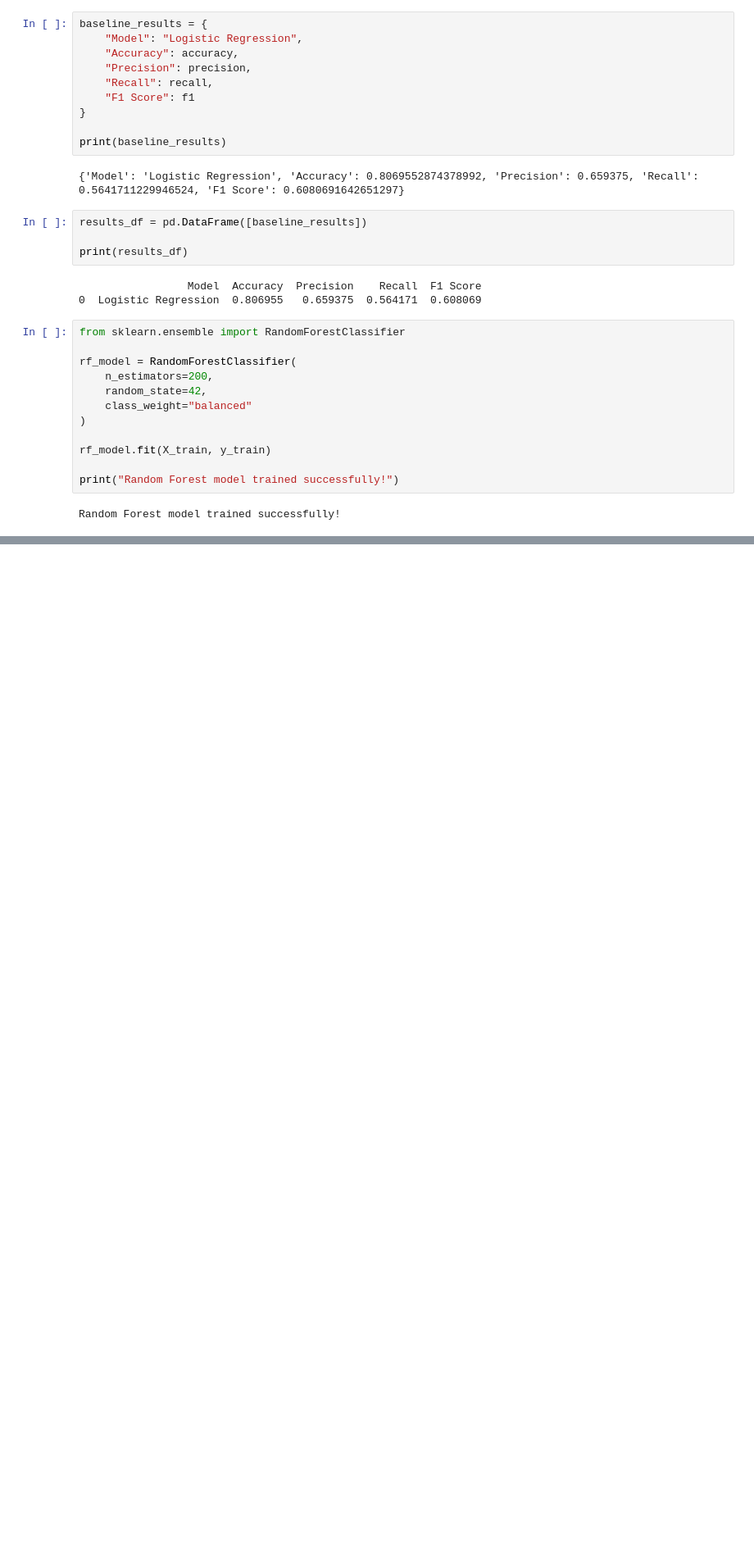
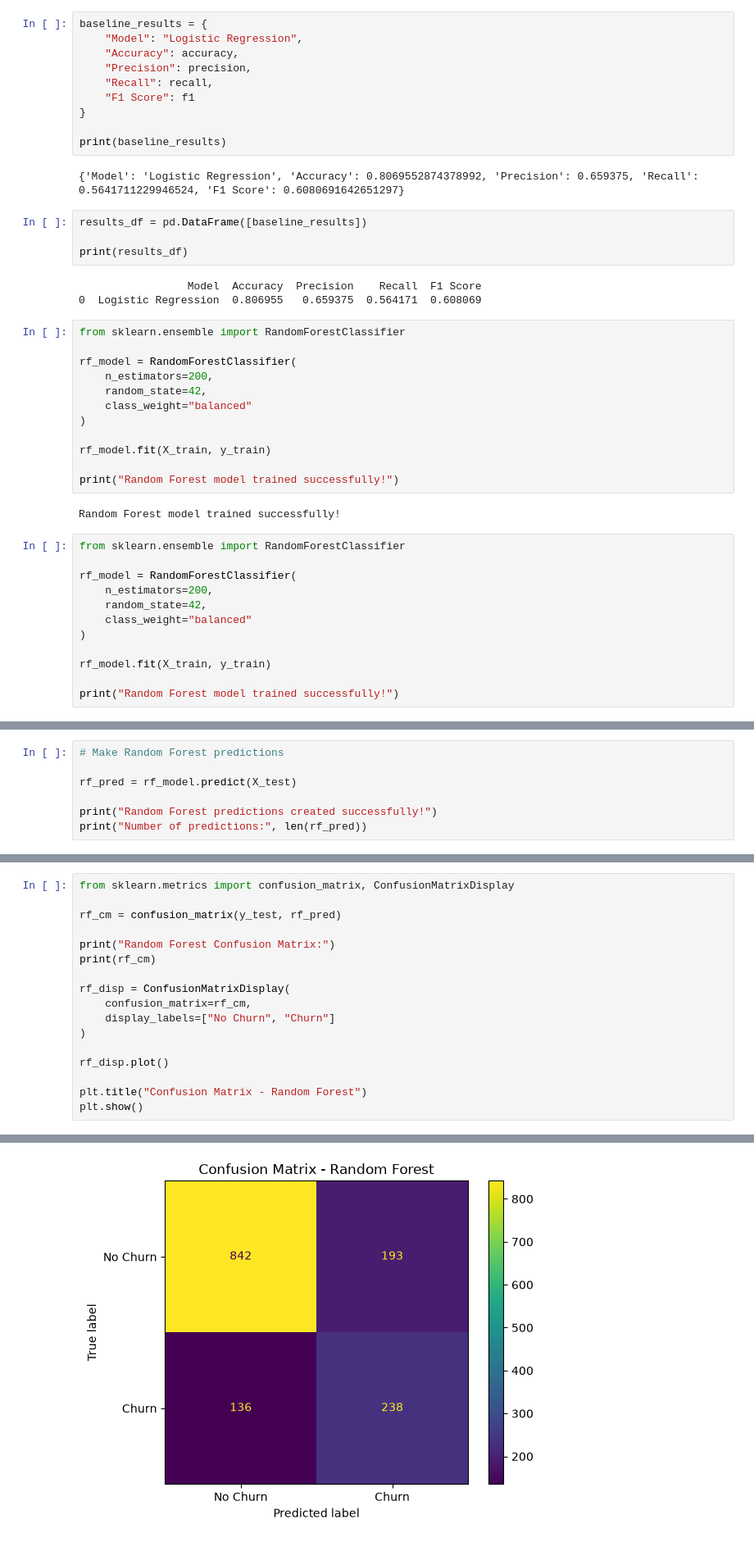
Before and after one commit to azmeerakishore/customer-churn-ltv-engine, a Jupyter notebook: notebooks/EDA.ipynb, the cells around one changed output, grey strips where cells are left out. Shown at 82% size. Saved outputs shown, nothing was run; the diff lists cells and outputs as text; blank space fills up the shorter version.

```diff
--- a/notebooks/EDA.ipynb
+++ b/notebooks/EDA.ipynb
@@ -2481,3 +2477,15 @@ rf_model.fit(X_train, y_train)
 print("Random Forest model trained successfully!")
 # %% [output]
 Random Forest model trained successfully!
+# %%
+from sklearn.ensemble import RandomForestClassifier
+
+rf_model = RandomForestClassifier(
+    n_estimators=200,
+    random_state=42,
+    class_weight="balanced"
+)
+
+rf_model.fit(X_train, y_train)
+
+print("Random Forest model trained successfully!")
@@ -2483,0 +2494,7 @@ Random Forest model trained successfully!
+# %%
+# Make Random Forest predictions
+
+rf_pred = rf_model.predict(X_test)
+
+print("Random Forest predictions created successfully!")
+print("Number of predictions:", len(rf_pred))
@@ -2483,0 +2534,18 @@ Random Forest model trained successfully!
+# %%
+from sklearn.metrics import confusion_matrix, ConfusionMatrixDisplay
+
+rf_cm = confusion_matrix(y_test, rf_pred)
+
+print("Random Forest Confusion Matrix:")
+print(rf_cm)
+
+rf_disp = ConfusionMatrixDisplay(
+    confusion_matrix=rf_cm,
+    display_labels=["No Churn", "Churn"]
+)
+
+rf_disp.plot()
+
+plt.title("Confusion Matrix - Random Forest")
+plt.show()
+# %% [output]
@@ -2483,0 +2555 @@ Random Forest model trained successfully!
+[figure, added]
```
Also changed, not shown: parts of 20 cells of this notebook.
